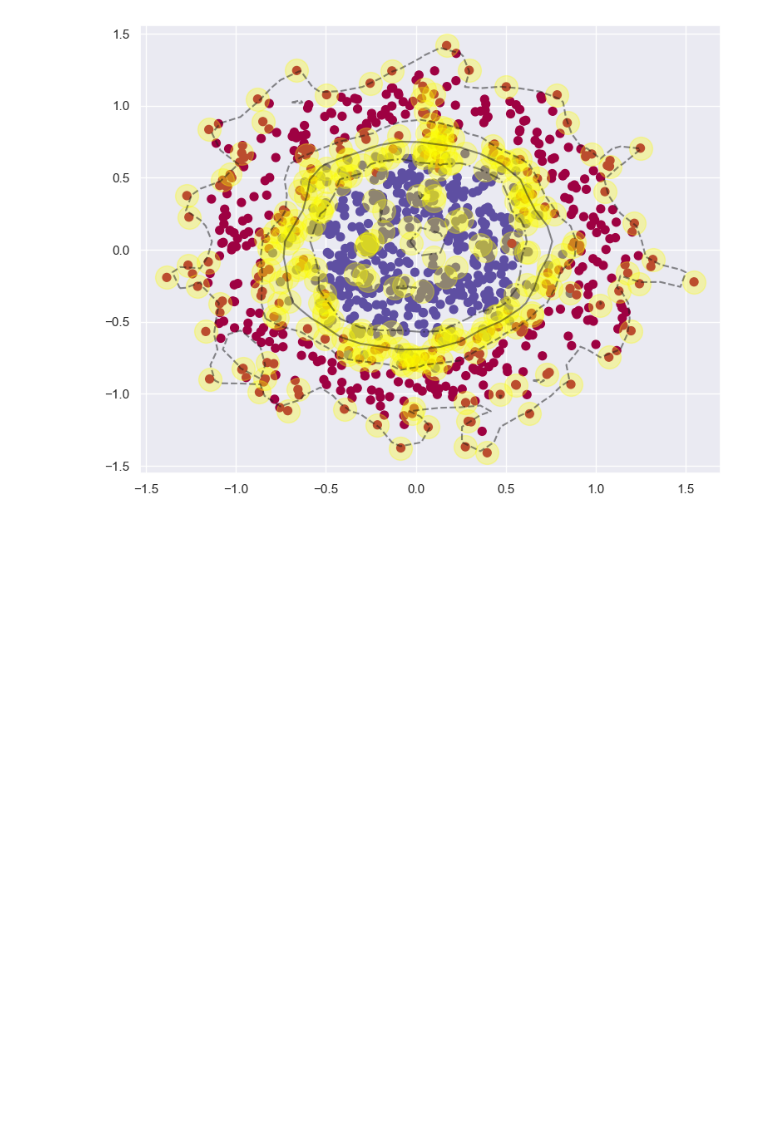
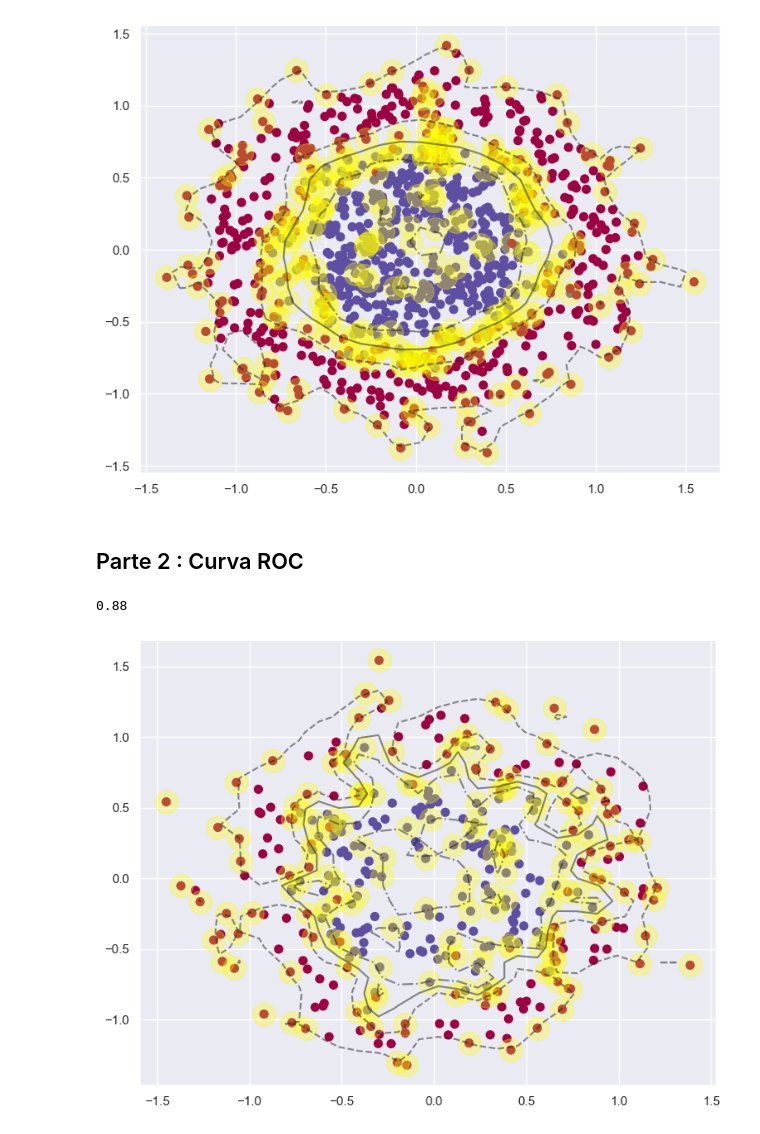
Before and after one commit to DreyMor16/Codigos-de-Clase, a Jupyter notebook: SVM/SVM.ipynb, the cells around one changed output. Cells and saved outputs as stored; diff of their text form; code cells hidden in the pictures; blank space fills up the shorter version.

Commit message:
Subir Cambios y CurvaROC

```diff
--- a/SVM/SVM.ipynb
+++ b/SVM/SVM.ipynb
@@ -239,3 +239,5 @@ plt.scatter(X2[:, 0], X2[:, 1], c=Y2, s=50, cmap=plt.cm.Spectral)
 plot_svc_decision_function(modelnol)
 # %% [output]
 [figure]
+# %% [markdown]
+## Parte 2 : Curva ROC
@@ -241,0 +248,16 @@ plot_svc_decision_function(modelnol)
+# %%
+noisy_data = sklearn.datasets.make_circles(n_samples=500, factor=0.5,  noise=0.2, random_state=10)
+X3, y3 = noisy_data
+Xtrain, Xtest, ytrain, ytest = train_test_split(X3, y3, test_size=.3, shuffle=True, random_state=1)
+
+modeloSVM = svm.SVC(kernel='rbf', C=10, gamma=35)
+
+modeloSVM.fit(Xtrain, ytrain)
+
+print(modeloSVM.score(Xtest, ytest))
+
+plt.scatter(Xtrain[:, 0], Xtrain[:, 1], c=ytrain, s=50, cmap=plt.cm.Spectral)
+plot_svc_decision_function(modeloSVM)
+# %% [output]
+0.88
+[figure, added]
```
Also changed, not shown: parts of 5 cells of this notebook, 2 other files.
